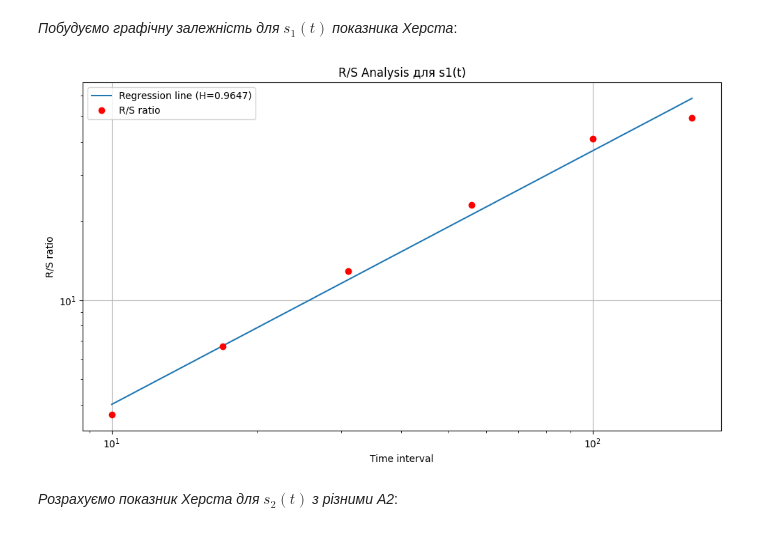
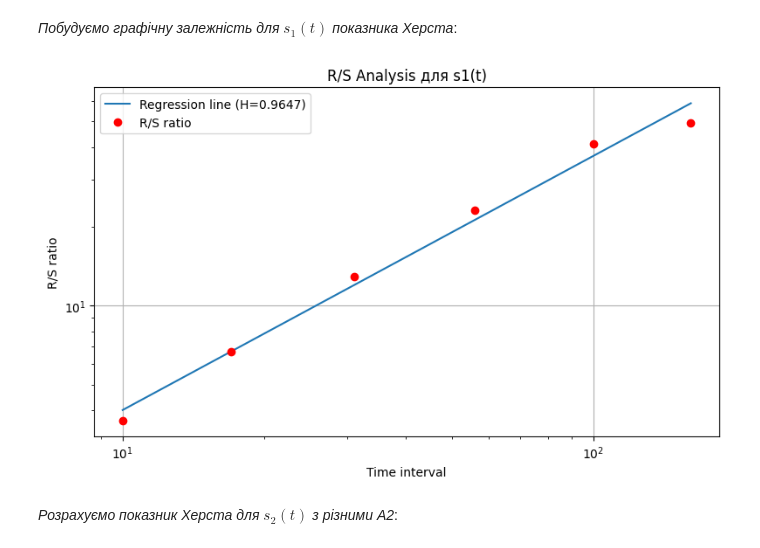
Before and after one commit to SerhiiMiroshnychenko/ScientificCalculations, a Jupyter notebook: Hurst/Hurst-analysis.ipynb, the cells around one changed output. Drawn from its saved outputs; the diff is of its cells as text; code cells hidden in the pictures.

```diff
--- a/Hurst/Hurst-analysis.ipynb
+++ b/Hurst/Hurst-analysis.ipynb
@@ -157,18 +157,18 @@ s1(t): H=0.9647, c=0.4359
 # %% [markdown]
 *Побудуємо графічну залежність для $s_1(t)$ показника Херста*:
 # %%
-plt.figure(figsize=(10, 6))
+plt.figure(figsize=(8, 5))
 plt.loglog(data[0], c*data[0]**H, '-', label=f'Regression line (H={H:.4f})')
 plt.loglog(data[0], data[1], 'ro', label='R/S ratio')
 plt.title('R/S Analysis для s1(t)')
 plt.xlabel('Time interval')
 plt.ylabel('R/S ratio')
 plt.legend()
 plt.grid(True)
 plt.tight_layout()
 plt.show()
 # %% [output]
-[figure, old version]
+[figure, new version]
 # %% [markdown]
 *Розрахуємо показник Херста для $s_2(t)$ з різними A2*:
 # %% [markdown]
```
Also changed, not shown: parts of 5 cells of this notebook.
